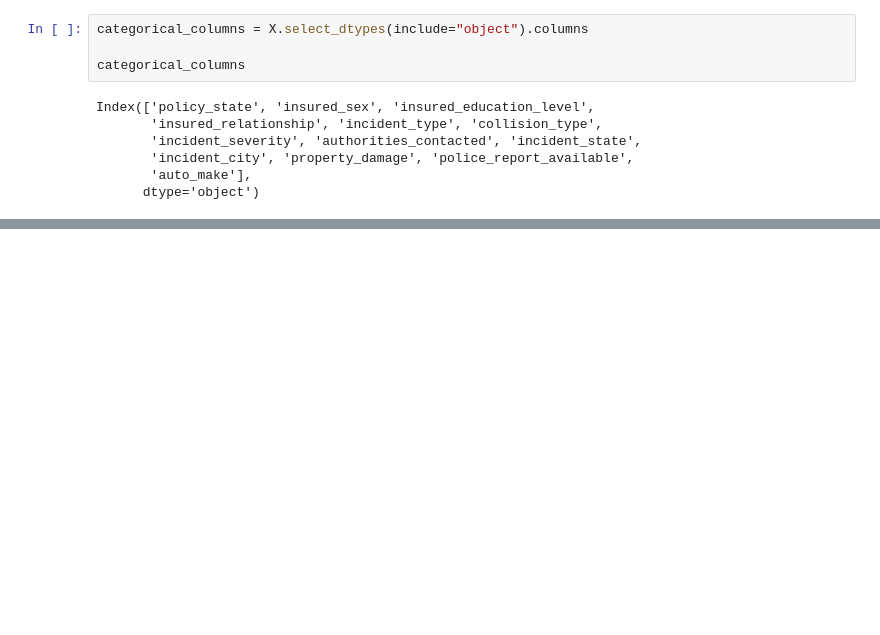
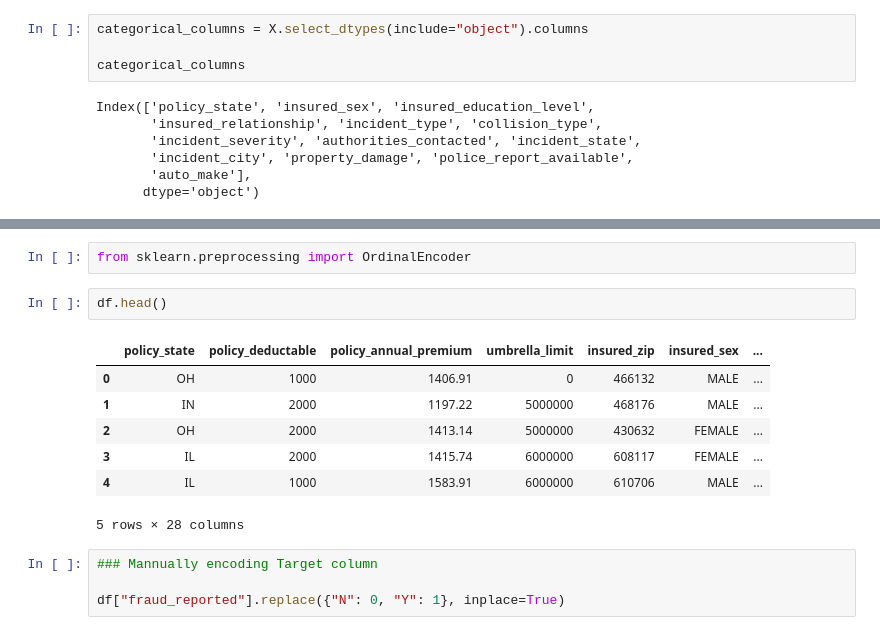
Before and after one commit to gbiamgaurav/insurance_claims, a Jupyter notebook: notebook/experiment.ipynb, the cells around one changed output, grey strips where cells are left out. Cells and saved outputs as stored; diff of their text form; blank space fills up the shorter version.

```diff
--- a/notebook/experiment.ipynb
+++ b/notebook/experiment.ipynb
@@ -91,0 +112,16 @@ Index(['policy_state', 'insured_sex', 'insured_education_level',
+# %%
+from sklearn.preprocessing import OrdinalEncoder
+# %%
+df.head()
+# %% [output]
+|  | policy_state | policy_deductable | policy_annual_premium | umbrella_limit | insured_zip | insured_sex | ... |
+| 0 | OH | 1000 | 1406.91 | 0 | 466132 | MALE | ... |
+| 1 | IN | 2000 | 1197.22 | 5000000 | 468176 | MALE | ... |
+| 2 | OH | 2000 | 1413.14 | 5000000 | 430632 | FEMALE | ... |
+| 3 | IL | 2000 | 1415.74 | 6000000 | 608117 | FEMALE | ... |
+| 4 | IL | 1000 | 1583.91 | 6000000 | 610706 | MALE | ... |
+5 rows × 28 columns
+# %%
+### Mannually encoding Target column
+
+df["fraud_reported"].replace({"N": 0, "Y": 1}, inplace=True)
```
Also changed, not shown: parts of 26 cells of this notebook, 6 other files.
